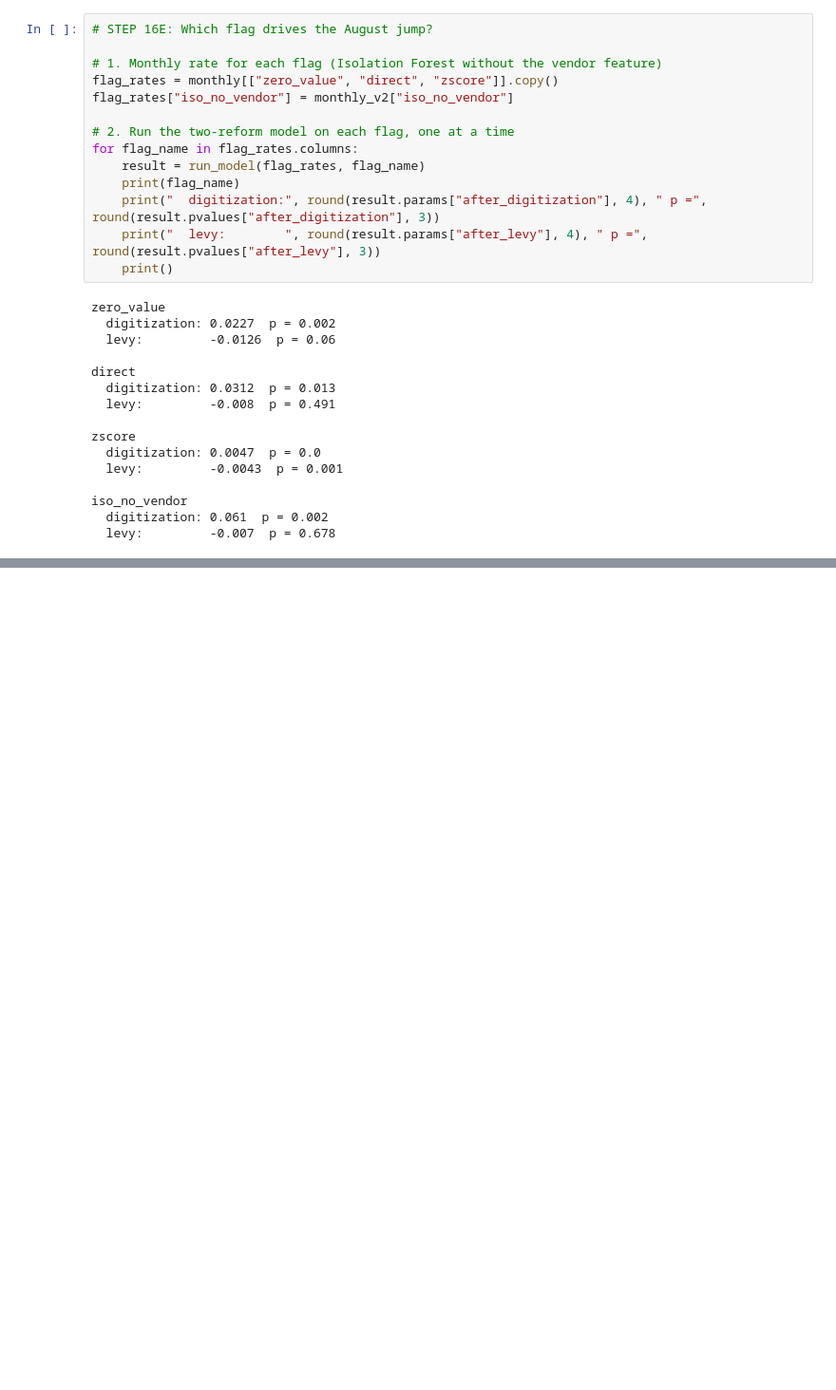
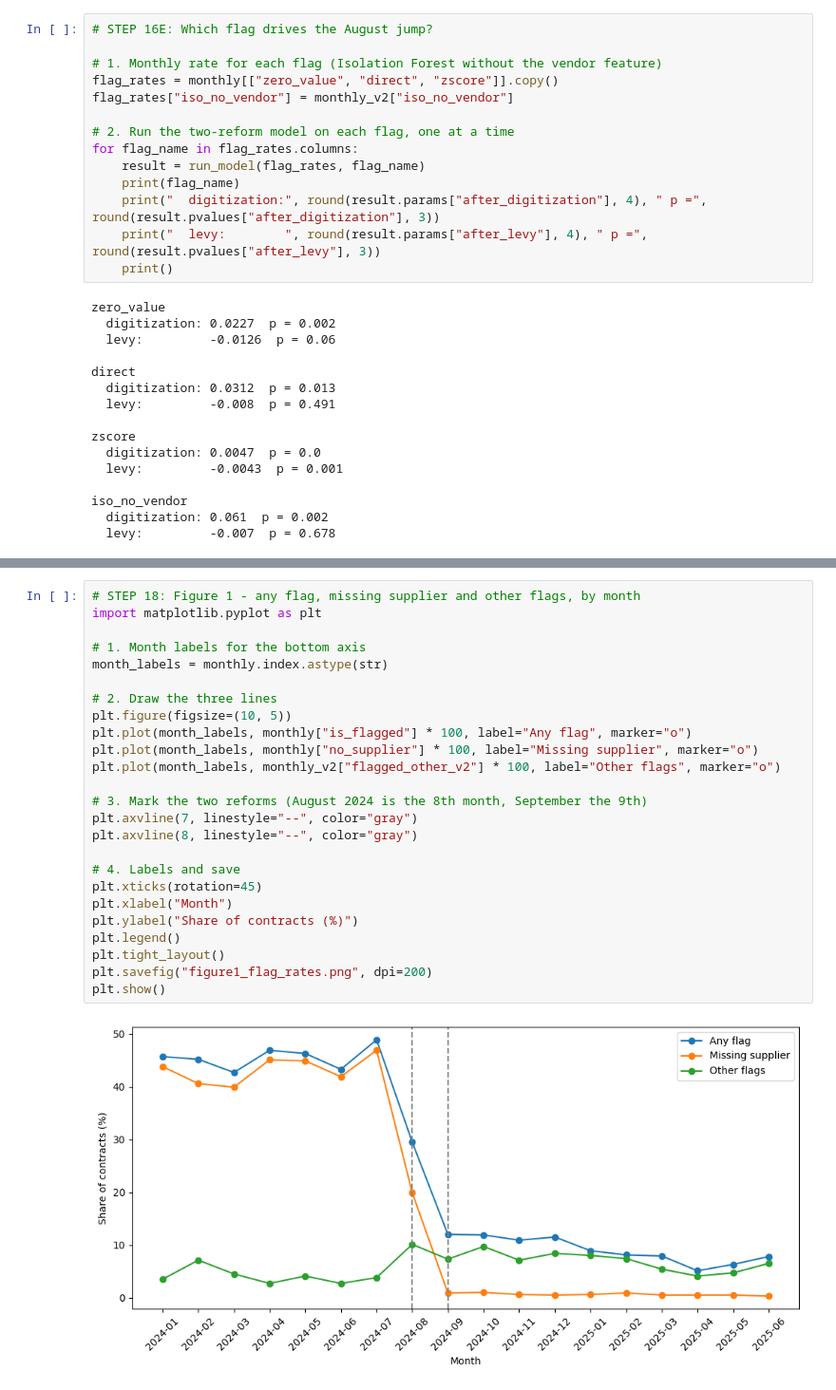
Before and after one commit to Superdon-777/resource-limited-anomaly-detection, a Jupyter notebook: Paper1_Anomaly_Detection_Approach_for_a_Resource_Limited_System.ipynb, the cells around one changed output, grey strips where cells are left out. Shown at 95% size. Saved outputs shown, nothing was run; the diff lists cells and outputs as text; blank space fills up the shorter version.

```diff
--- a/Paper1_Anomaly_Detection_Approach_for_a_Resource_Limited_System.ipynb
+++ b/Paper1_Anomaly_Detection_Approach_for_a_Resource_Limited_System.ipynb
@@ -830,0 +888,27 @@ iso_no_vendor
+# %%
+# STEP 18: Figure 1 - any flag, missing supplier and other flags, by month
+import matplotlib.pyplot as plt
+
+# 1. Month labels for the bottom axis
+month_labels = monthly.index.astype(str)
+
+# 2. Draw the three lines
+plt.figure(figsize=(10, 5))
+plt.plot(month_labels, monthly["is_flagged"] * 100, label="Any flag", marker="o")
+plt.plot(month_labels, monthly["no_supplier"] * 100, label="Missing supplier", marker="o")
+plt.plot(month_labels, monthly_v2["flagged_other_v2"] * 100, label="Other flags", marker="o")
+
+# 3. Mark the two reforms (August 2024 is the 8th month, September the 9th)
+plt.axvline(7, linestyle="--", color="gray")
+plt.axvline(8, linestyle="--", color="gray")
+
+# 4. Labels and save
+plt.xticks(rotation=45)
+plt.xlabel("Month")
+plt.ylabel("Share of contracts (%)")
+plt.legend()
+plt.tight_layout()
+plt.savefig("figure1_flag_rates.png", dpi=200)
+plt.show()
+# %% [output]
+[figure, added]
```
Also changed, not shown: parts of 3 cells of this notebook.
